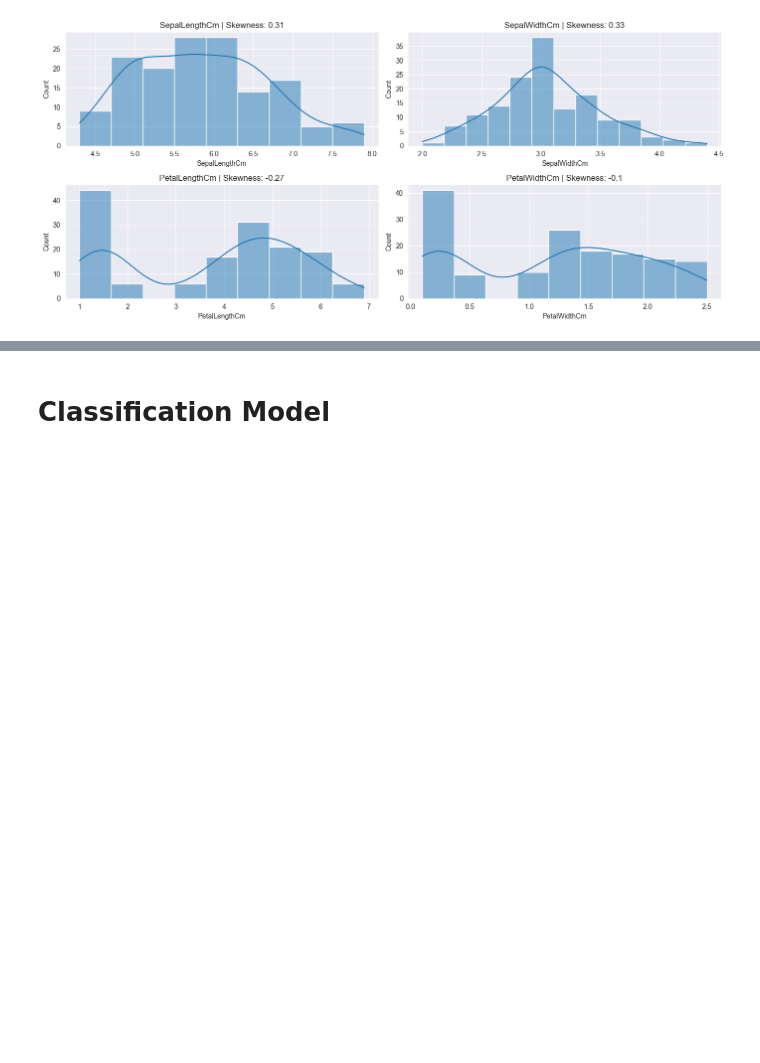
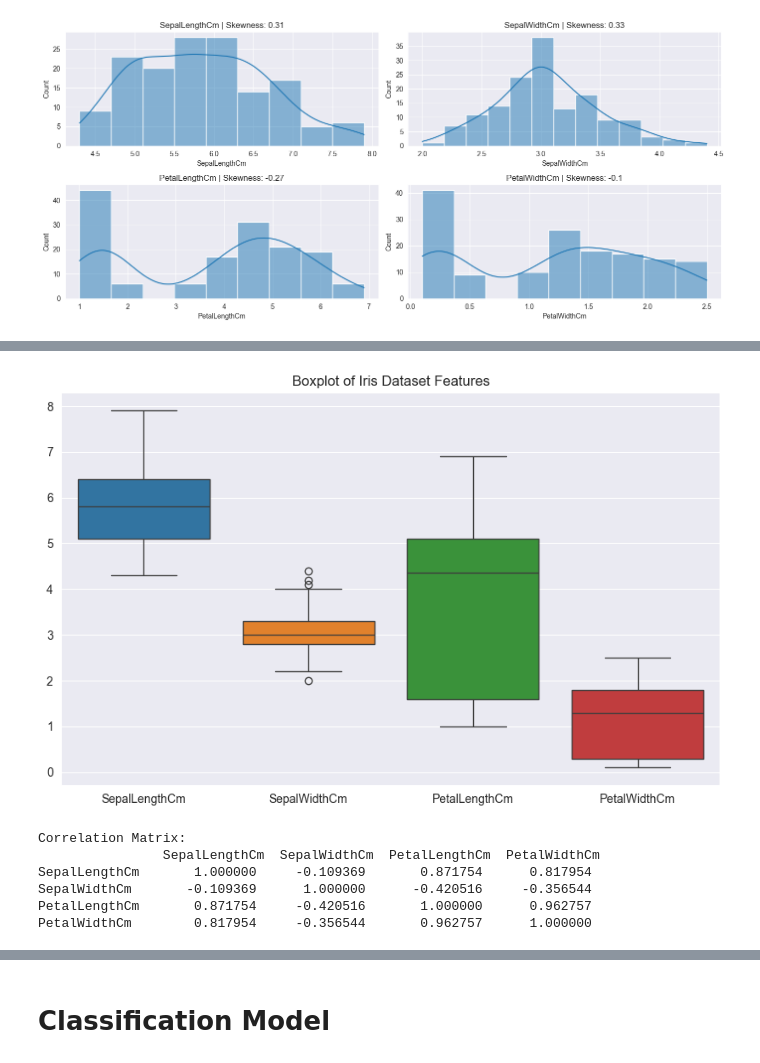
Before and after one commit to Truelordwhynot/KernelSynergy, a Jupyter notebook: Iris_Dataset_Analysis.ipynb, the cells around one changed output, grey strips where cells are left out. Cells and saved outputs as stored; diff of their text form; code cells hidden in the pictures; blank space fills up the shorter version.

```diff
--- a/Iris_Dataset_Analysis.ipynb
+++ b/Iris_Dataset_Analysis.ipynb
@@ -170,0 +174,17 @@ for feature in numerical[1:]:
+# %%
+plt.figure(figsize=(10, 6))
+sns.boxplot(data=df[numerical[1:]])
+plt.title('Boxplot of Iris Dataset Features')
+plt.show()
+# %% [output]
+[figure, added]
+# %%
+correlation_matrix = df[numerical[1:]].corr()
+print("\nCorrelation Matrix:\n", correlation_matrix)
+# %% [output]
+Correlation Matrix:
+                SepalLengthCm  SepalWidthCm  PetalLengthCm  PetalWidthCm
+SepalLengthCm       1.000000     -0.109369       0.871754      0.817954
+SepalWidthCm       -0.109369      1.000000      -0.420516     -0.356544
+PetalLengthCm       0.871754     -0.420516       1.000000      0.962757
+PetalWidthCm        0.817954     -0.356544       0.962757      1.000000
```
Also changed, not shown: parts of 6 cells of this notebook, 1 other file.
